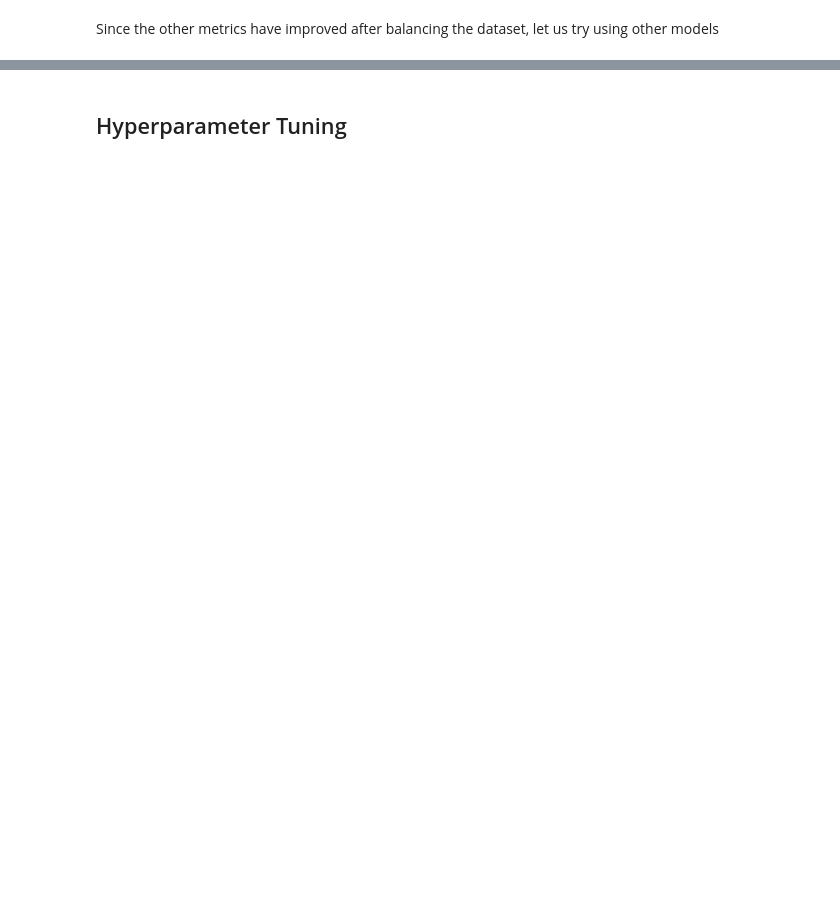
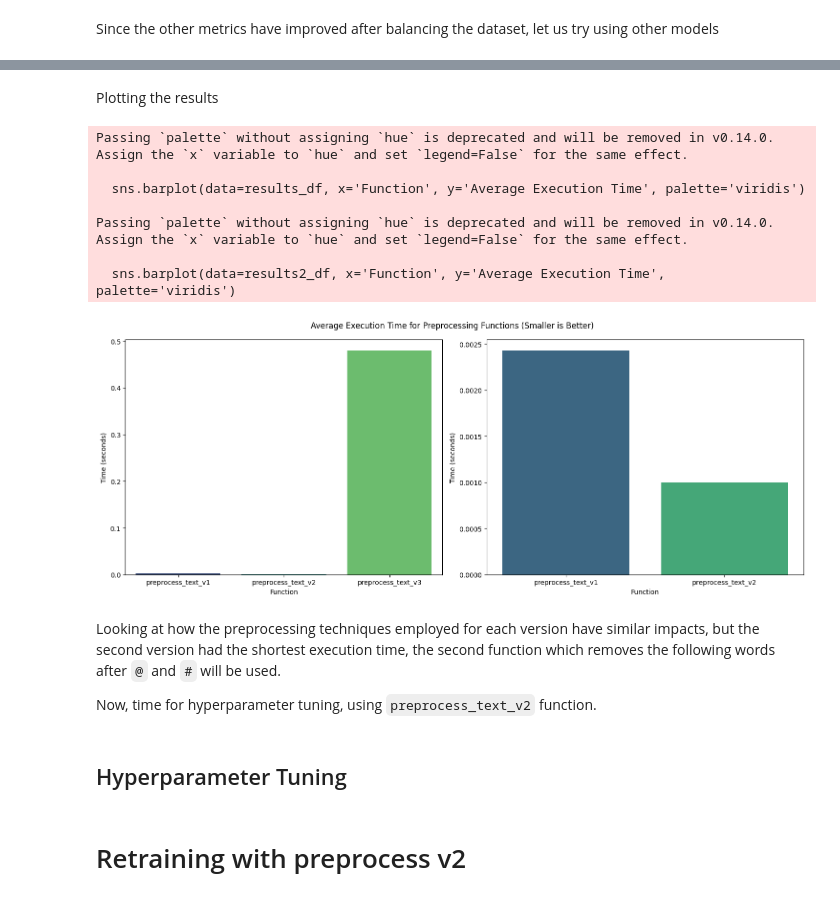
Before and after one commit to dot-william/sentiment-analysis, a Jupyter notebook: src/SentimentApp/Training/training.ipynb, the cells around one changed output, grey strips where cells are left out. Drawn from its saved outputs; the diff is of its cells as text; code cells hidden in the pictures; blank space fills up the shorter version.

```diff
--- a/src/SentimentApp/Training/training.ipynb
+++ b/src/SentimentApp/Training/training.ipynb
@@ -505,3 +778,54 @@ weighted avg       0.58      0.58      0.58      3808
+# %% [markdown]
+Plotting the results
+# %%
+import time
+import seaborn as sns
+import matplotlib.pyplot as plt
+import pandas as pd
+
+results_df = pd.DataFrame({'Function': ['preprocess_text_v1', 'preprocess_text_v2', 'preprocess_text_v3'],
+                           'Average Execution Time':[average_time_v1, average_time_v2, average_time_v3]})
+
+results2_df = pd.DataFrame({'Function': ['preprocess_text_v1', 'preprocess_text_v2'],
+                           'Average Execution Time':[average_time_v1, average_time_v2]})
+
+plt.figure(figsize=(15,6))
+
+# First subplot for execution times
+plt.subplot(1, 2, 1)  # 1 row, 2 columns, 1st figure
+sns.barplot(data=results_df, x='Function', y='Average Execution Time', palette='viridis')
+plt.ylabel('Time (seconds)')
+plt.tight_layout()
+
+# Second subplot for the new variables
+plt.subplot(1, 2, 2)  # 1 row, 2 columns, 2nd figure
+sns.barplot(data=results2_df, x='Function', y='Average Execution Time', palette='viridis')
+plt.ylabel('Time (seconds)')
+plt.tight_layout()
+
+plt.suptitle('Average Execution Time for Preprocessing Functions (Smaller is Better)')
+
+plt.tight_layout()
+
+# Save figure
+# plt.savefig('avg_execution_times.png')
+
+# Show plot
+plt.show()
+# %% [output]
+Passing `palette` without assigning `hue` is deprecated and will be removed in v0.14.0. Assign the `x` variable to `hue` and set `legend=False` for the same effect.
+
+  sns.barplot(data=results_df, x='Function', y='Average Execution Time', palette='viridis')
+
+Passing `palette` without assigning `hue` is deprecated and will be removed in v0.14.0. Assign the `x` variable to `hue` and set `legend=False` for the same effect.
+
+  sns.barplot(data=results2_df, x='Function', y='Average Execution Time', palette='viridis')
+[figure, added]
+# %% [markdown]
+Looking at how the preprocessing techniques employed for each version have similar impacts, but the second version had the shortest execution time, the second function which removes the following words after `@` and `#` will be used.
+
+
+Now, time for hyperparameter tuning, using `preprocess_text_v2` function.
 # %% [markdown]
 ## Hyperparameter Tuning
 # %%
@@ -522,3 +846,5 @@ svm = SVC(random_state=77, probability=True)
 dt = DecisionTreeClassifier(random_state=77)
 rf = RandomForestClassifier(random_state=77)
 nb = MultinomialNB()
+# %% [markdown]
+# Retraining with preprocess v2
```
Also changed, not shown: parts of 52 cells of this notebook, 15 other files.
